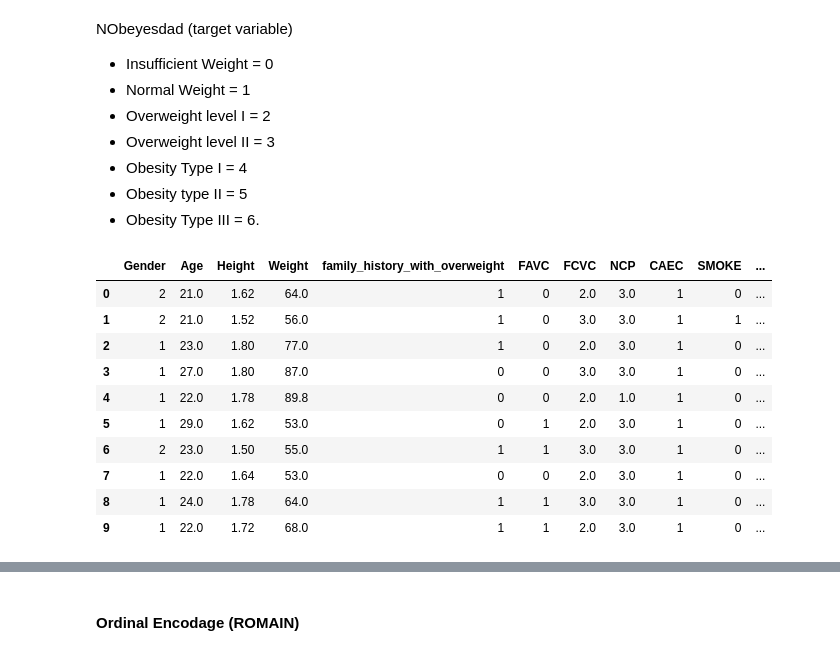
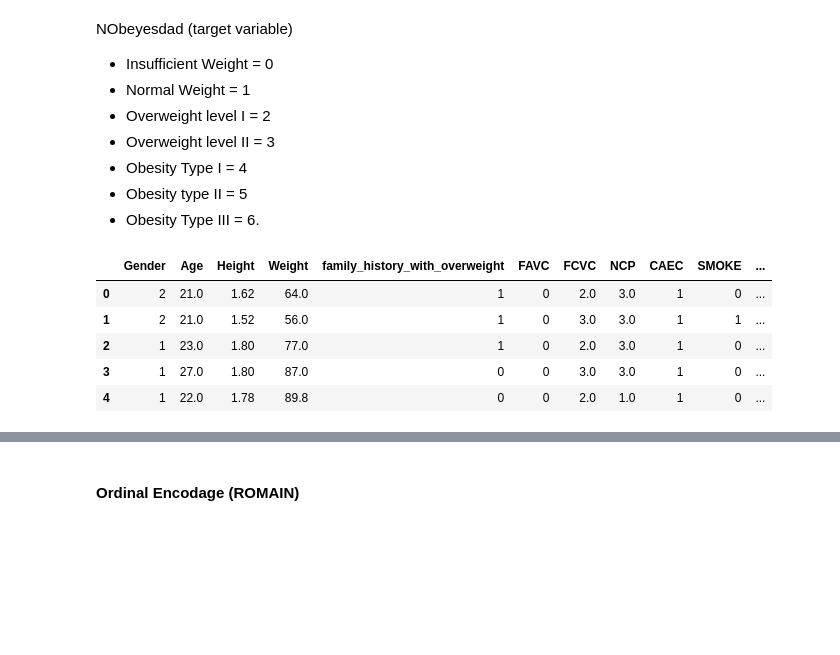
Before and after one commit to Leodespt/Projet_Python, a Jupyter notebook: Squelette_Projet_Python_retour.ipynb, the cells around one changed output, grey strips where cells are left out. Cells and saved outputs as stored; diff of their text form; code cells hidden in the pictures; blank space fills up the shorter version.

```diff
--- a/Squelette_Projet_Python_retour.ipynb
+++ b/Squelette_Projet_Python_retour.ipynb
@@ -17,7 +17,7 @@ os.chdir("P:\ESILV\Année 4\S1\Python for Data Analysis\Projet")
 # %%
-# df = pd.read_csv('C:/Users/leona/Desktop/S7 - ESILV\Python for data analysis/Projet/ObesityDataSet_raw_and_data_sinthetic.csv')
+df = pd.read_csv('C:/Users/leona/Desktop/S7 - ESILV\Python for data analysis/Projet/ObesityDataSet_raw_and_data_sinthetic.csv')
 
-df = pd.read_csv("ObesityDataSet_raw_and_data_sinthetic.csv")
+#df = pd.read_csv("ObesityDataSet_raw_and_data_sinthetic.csv")
 # %% [markdown]
 ## Study of the database
 # %% [markdown]
@@ -540,16 +512,11 @@ NObeyesdad (target variable)
 # %%
 df.NObeyesdad.replace(('Insufficient_Weight','Normal_Weight','Overweight_Level_I','Overweight_Level_II','Obesity_Type_I','Obesity_Type_II','Obesity_Type_III'),(0,1,2,3,4,5,6), inplace = True)
 # %%
-df.head(10)
+df.head(5)
 # %% [output]
 |  | Gender | Age | Height | Weight | family_history_with_overweight | FAVC | FCVC | NCP | CAEC | SMOKE | ... |
 | 0 | 2 | 21.0 | 1.62 | 64.0 | 1 | 0 | 2.0 | 3.0 | 1 | 0 | ... |
 | 1 | 2 | 21.0 | 1.52 | 56.0 | 1 | 0 | 3.0 | 3.0 | 1 | 1 | ... |
 | 2 | 1 | 23.0 | 1.80 | 77.0 | 1 | 0 | 2.0 | 3.0 | 1 | 0 | ... |
 | 3 | 1 | 27.0 | 1.80 | 87.0 | 0 | 0 | 3.0 | 3.0 | 1 | 0 | ... |
 | 4 | 1 | 22.0 | 1.78 | 89.8 | 0 | 0 | 2.0 | 1.0 | 1 | 0 | ... |
-| 5 | 1 | 29.0 | 1.62 | 53.0 | 0 | 1 | 2.0 | 3.0 | 1 | 0 | ... |
-| 6 | 2 | 23.0 | 1.50 | 55.0 | 1 | 1 | 3.0 | 3.0 | 1 | 0 | ... |
-| 7 | 1 | 22.0 | 1.64 | 53.0 | 0 | 0 | 2.0 | 3.0 | 1 | 0 | ... |
-| 8 | 1 | 24.0 | 1.78 | 64.0 | 1 | 1 | 3.0 | 3.0 | 1 | 0 | ... |
-| 9 | 1 | 22.0 | 1.72 | 68.0 | 1 | 1 | 2.0 | 3.0 | 1 | 0 | ... |
```
Also changed, not shown: parts of 26 cells of this notebook, 3 other files.
